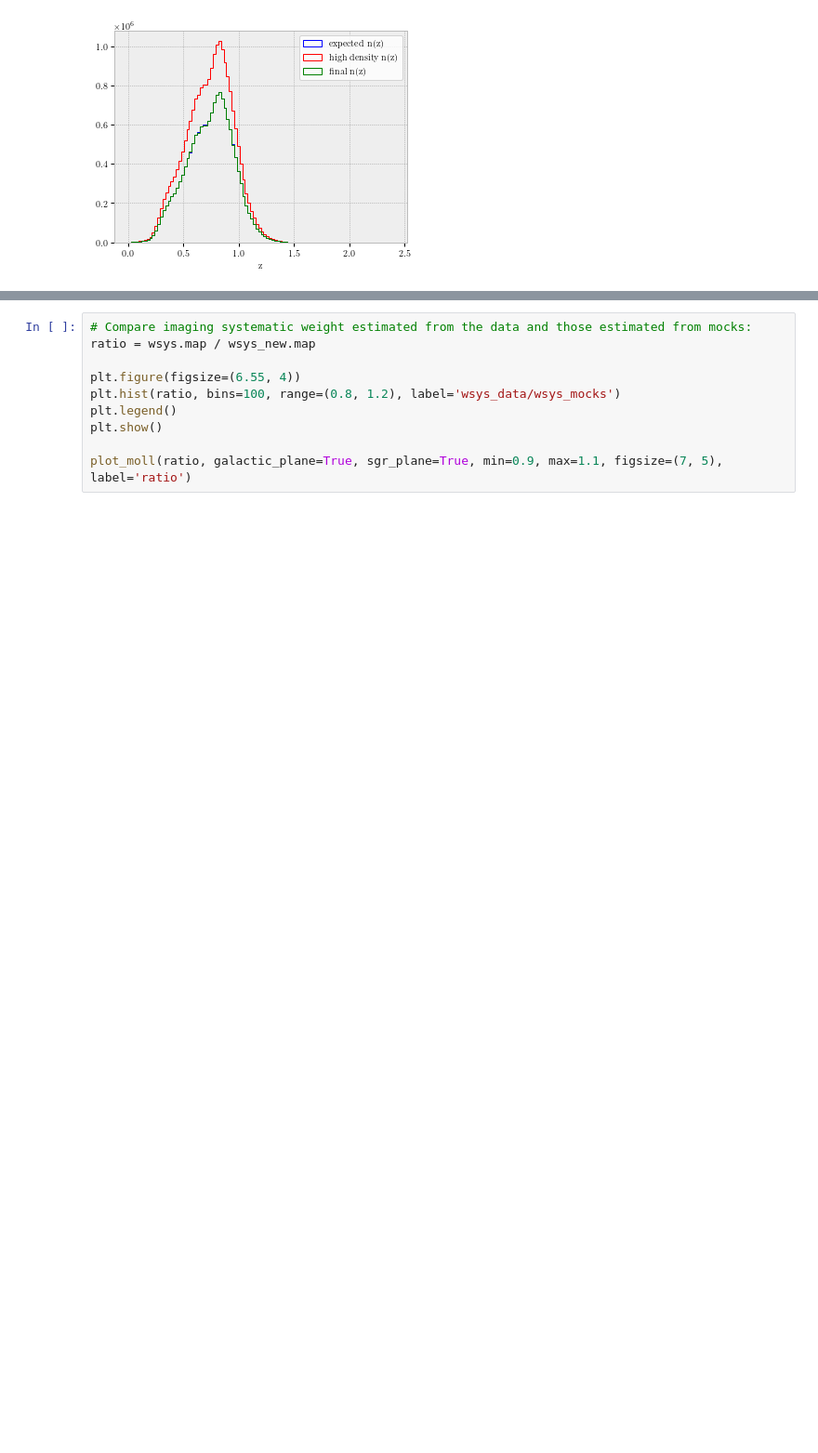
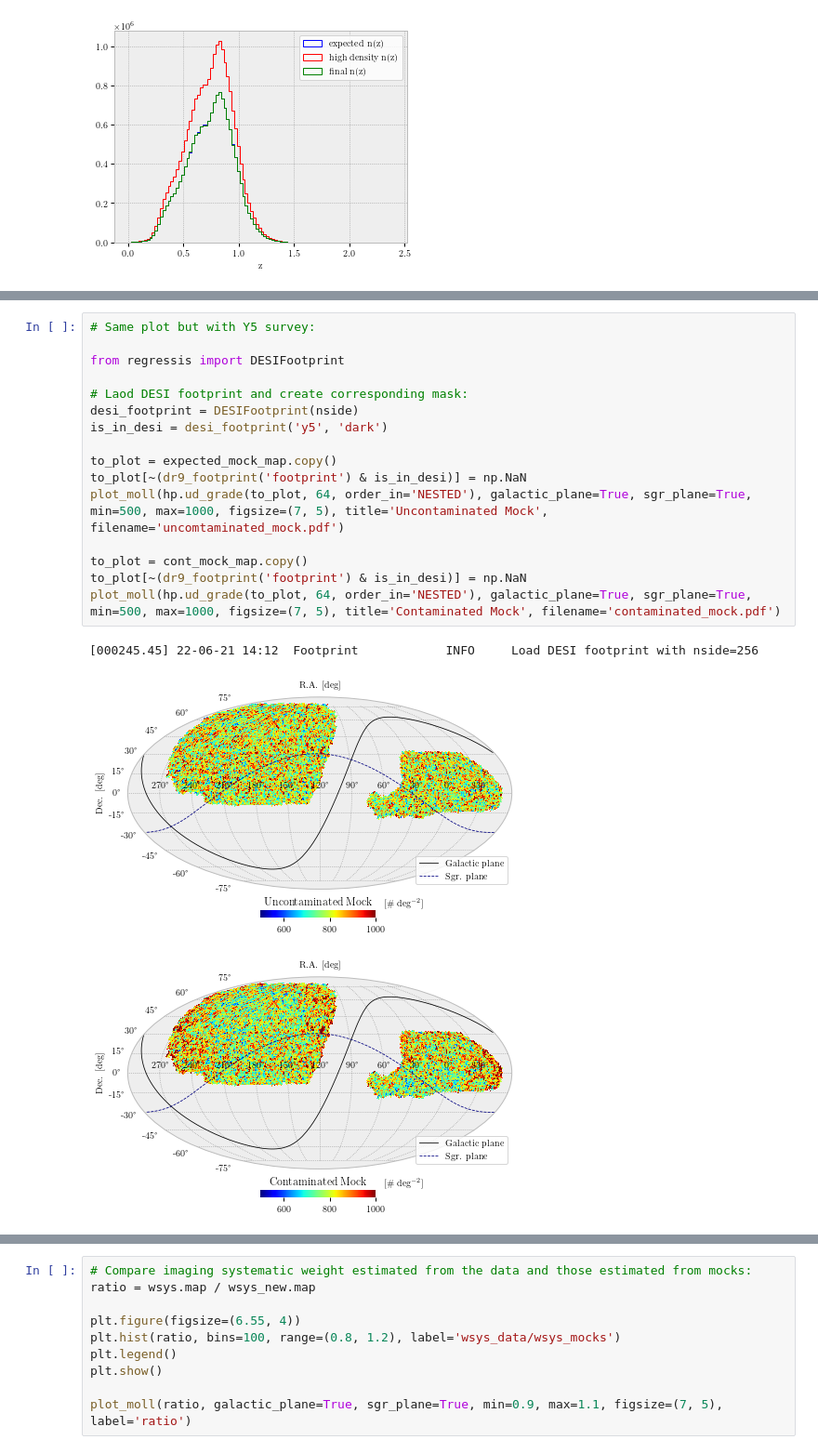
Before and after one commit to echaussidon/regressis, a Jupyter notebook: nb/contaminated_mocks.ipynb, the cells around one changed output, grey strips where cells are left out. Shown at 93% size. Saved outputs shown, nothing was run; the diff lists cells and outputs as text; blank space fills up the shorter version.

```diff
--- a/nb/contaminated_mocks.ipynb
+++ b/nb/contaminated_mocks.ipynb
@@ -195,5 +201,25 @@ plot_moll(hp.ud_grade(to_plot, 64, order_in='NESTED'), galactic_plane=True, sgr_
 [figure]
 [figure]
+# %%
+# Same plot but with Y5 survey:
+
+from regressis import DESIFootprint
+
+# Laod DESI footprint and create corresponding mask:
+desi_footprint = DESIFootprint(nside)
+is_in_desi = desi_footprint('y5', 'dark')
+
+to_plot = expected_mock_map.copy()
+to_plot[~(dr9_footprint('footprint') & is_in_desi)] = np.NaN
+plot_moll(hp.ud_grade(to_plot, 64, order_in='NESTED'), galactic_plane=True, sgr_plane=True, min=500, max=1000, figsize=(7, 5), title='Uncontaminated Mock', filename='uncomtaminated_mock.pdf')
+
+to_plot = cont_mock_map.copy()
+to_plot[~(dr9_footprint('footprint') & is_in_desi)] = np.NaN
+plot_moll(hp.ud_grade(to_plot, 64, order_in='NESTED'), galactic_plane=True, sgr_plane=True, min=500, max=1000, figsize=(7, 5), title='Contaminated Mock', filename='contaminated_mock.pdf')
+# %% [output]
+[000245.45] 22-06-21 14:12  Footprint            INFO     Load DESI footprint with nside=256
+[figure, added]
+[figure, added]
 # %%
 # We compare the weight from data used to contaminated mock and the computed weight from Mock
 plot_moll(hp.ud_grade(wsys.map, 64, order_in='NESTED'), galactic_plane=True, sgr_plane=True, min=0.8, max=1.2, figsize=(7, 5), label='wsys from data')
```
Also changed, not shown: parts of 10 cells of this notebook, 3 other files.
